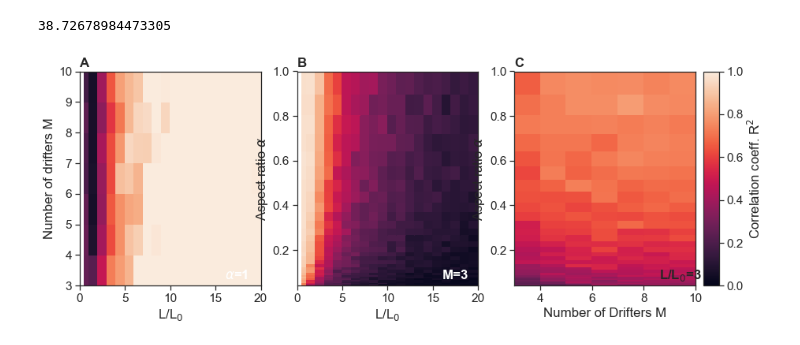
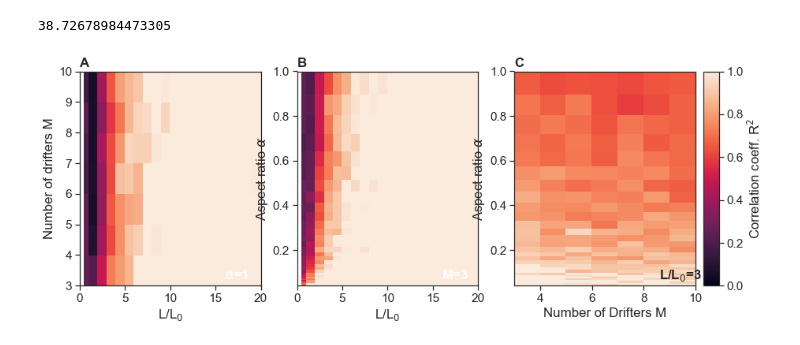
Before and after one commit to sessink/velocity_gradients, a Jupyter notebook: notebooks/ipynb/compute_sensitivity_2d.ipynb, the cells around one changed output. Cells and saved outputs as stored; diff of their text form; code cells hidden in the pictures.

Commit message:
new sensitivity plot

```diff
--- a/notebooks/ipynb/compute_sensitivity_2d.ipynb
+++ b/notebooks/ipynb/compute_sensitivity_2d.ipynb
@@ -288,34 +290,38 @@ for mi,m in enumerate(mlist):
+# %%
+eps = np.load('sensitivity_plot_eps.npz')
 # %%
 f, ax = plt.subplots(1,3, figsize=(14,5))
 
-h= ax[0].pcolor(llist, mlist, results.T, vmin=0, vmax=1)
+h= ax[0].pcolor(eps['llist'], eps['mlist'], eps['LN'].T, vmin=0, vmax=1)
 ax[0].set_xlabel(r'L/L$_0$')
 ax[0].set_ylabel('Number of drifters M')
 ax[0].set_xlim(0,20)
 
-h = ax[1].pcolor(llist,aspects,results1.T, vmin=0, vmax=1)
+# h = ax[1].pcolor(llist,aspects,results1.T, vmin=0, vmax=1)
+h = ax[1].pcolor(eps['llist'],aspects, eps['LA'].T, vmin=0, vmax=1)
 
 ax[1].set_xlabel(r'L/L$_0$')
 ax[1].set_ylabel(r'Aspect ratio $\alpha$')
 ax[1].set_xlim(0,20)
 
-h = ax[2].pcolor(mlist,aspects,results2.T, vmin=0, vmax=1)
+# h = ax[2].pcolor(mlist,aspects,results2.T, vmin=0, vmax=1)
+h = ax[2].pcolor(eps['mlist'], aspects, eps['NA'].T, vmin=0, vmax=1)
 # plt.colorbar(h, ax=ax[2]
 a = ax[2].get_position() # pos left, bottom, width, height
 cbar_ax = f.add_axes([a.bounds[0]+a.bounds[2]+0.01, a.bounds[1], 0.02, a.bounds[3] ]) #
 cbar = f.colorbar(h, cax=cbar_ax,label=r'Correlation coeff. R$^2$') #,ticks=np.arange(0,1,10),')
 # cbar.ax.set_xticklabels(np.arange(0,1,10))
 
 ax[2].set_xlabel('Number of Drifters M')
 ax[2].set_ylabel(r'Aspect ratio $\alpha$')
 
 ax[0].annotate(r'$\alpha$=1',(0.8,0.03),xycoords='axes fraction',weight='bold', color='w')
 ax[1].annotate('M=3',(0.8,0.03),xycoords='axes fraction',weight='bold', color='w')
 ax[2].annotate(r'L/L$_0$=3',(0.8,0.03),xycoords='axes fraction',weight='bold')
 
 
 alphabet(ax)
 
 plt.savefig('../../figures/sensitivity_v2_error.pdf',bb_inches='tight',dpi=600)
 # %% [output]
-[figure, old version]
+[figure, new version]
```
Also changed, not shown: parts of 5 cells of this notebook, 1 other file.
